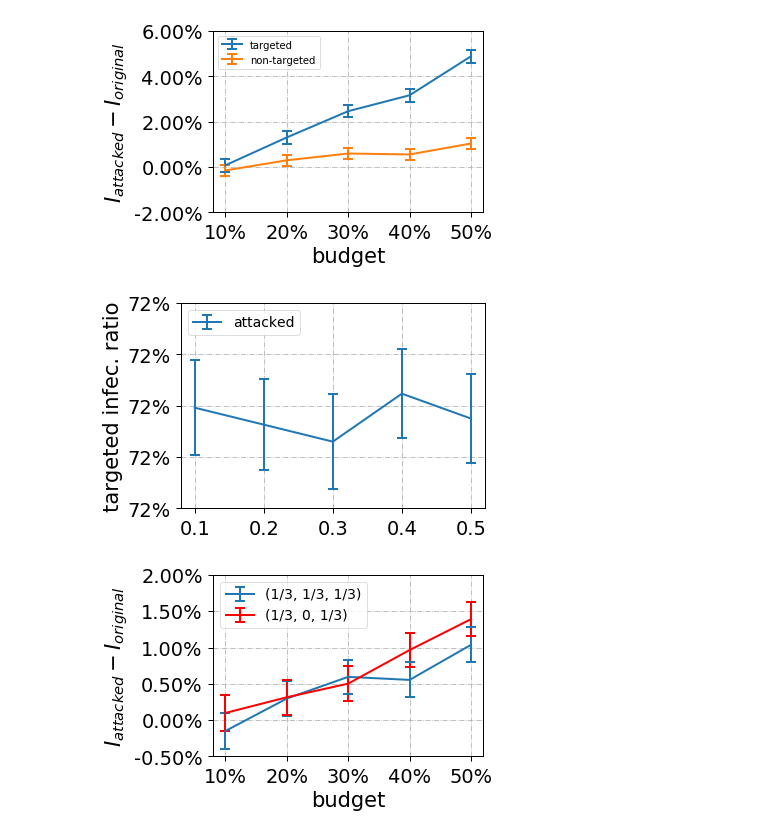
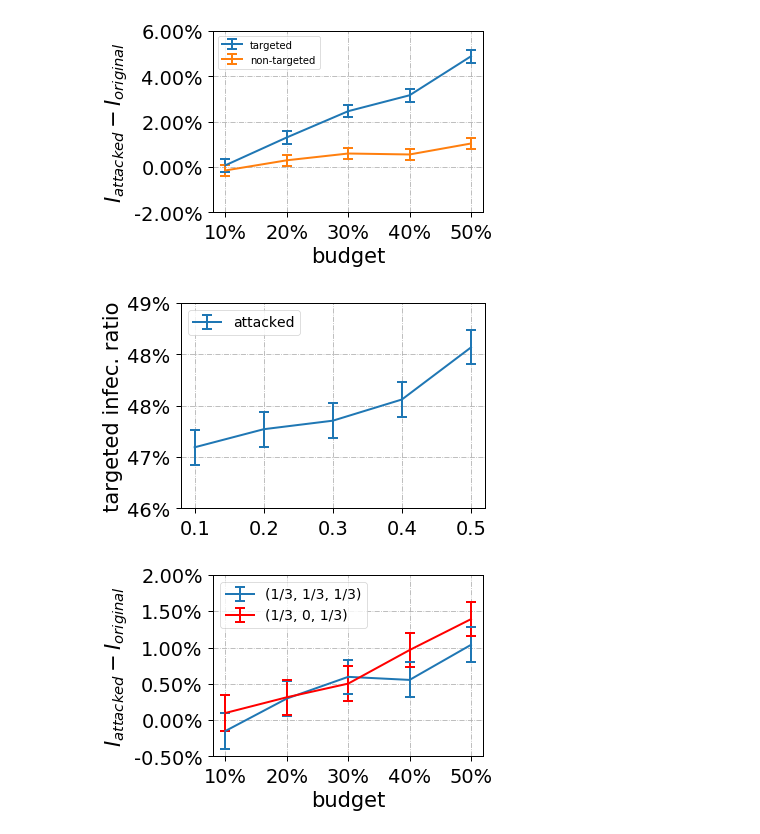
Before and after one commit to marsplus/attack-graph-code, a Jupyter notebook: src/data-analysis.ipynb, the cells around one changed output. Saved outputs shown, nothing was run; the diff lists cells and outputs as text; code cells hidden in the pictures.

```diff
--- a/src/data-analysis.ipynb
+++ b/src/data-analysis.ipynb
@@ -166,7 +166,7 @@ GAMMA = 0.24
 TAU = 0.06
 
 
-with open('../result/utility_max/{}/{}-SIS/Gamma-{:.2}---Tau-{:.2}/{}_numExp_{}_SIS_equalAlpha.p'.format(\
+with open('../result/unweighted/{}/{}-SIS/Gamma-{:.2}---Tau-{:.2}/{}_numExp_{}_SIS_equalAlpha.p'.format(\
                                                 mode, graph_type, GAMMA, TAU, graph_type, numExp), 'rb') as fid:
     data = pickle.load(fid)
 data = data[~(data['ratio targets'].isin([0]) & data['ratio bystanders'].isin([0]))]
@@ -218,28 +218,28 @@ plt.tight_layout()
 # %%
 x = [0.1, 0.2, 0.3, 0.4, 0.5]
 Key = 'ratio bystanders'
-with open('../result/utility_max/min_lambda1_SP/{}-SIS/Gamma-0.24---Tau-0.06/{}_numExp_{}_SIS_alpha1=1.p'.format(graph_type, graph_type, numExp), 'rb') as fid:
+with open('../result/unweighted/min_eigcent_SP/{}-SIS/Gamma-0.24---Tau-0.06/{}_numExp_{}_SIS_alpha1=1.p'.format(graph_type, graph_type, numExp), 'rb') as fid:
     data = pickle.load(fid)
 
 data = data[~(data['ratio targets'].isin([0]) & data['ratio bystanders'].isin([0]))]
 
 S_attacked = data.pivot_table(index=['graph', 'budget'])[Key]['attacked']
 S_original = data.pivot_table(index=['graph', 'budget'])[Key]['original']
 
 Err_attacked = data.pivot_table(index=['graph', 'budget'], aggfunc='sem')[Key]['attacked'] * 1.96
 # Err_original = data.pivot_table(index=['graph', 'budget'], aggfunc='sem')[Key]['original'] * 1.96
 
 plt.errorbar(x, S_attacked, yerr=Err_attacked, label='attacked', linewidth=2, markersize=7, capsize=5, elinewidth=2, markeredgewidth=2)
 # axs[idx].errorbar(x, S_original, yerr=Err_original, label='original', linewidth=2, markersize=7, capsize=5, elinewidth=2, markeredgewidth=2)
 ax = plt.gca()
 plt.yticks(ax.get_yticks(),  ['%.0f%%' % (i*100) for i in ax.get_yticks()])
 plt.ylabel('targeted infec. ratio')
 plt.legend(fontsize=14, loc='upper left')
 plt.grid(linestyle='-.')
 plt.tight_layout()
 # plt.savefig('../result/{}-SIS/{}_numExp_{}_SIS_seedLoc.pdf'.format(graph_type, graph_type, numExp))
 # %% [output]
-[figure, old version]
+[figure, new version]
 # %%
 ## Check if the normalized cut is really helpful in the long-run behavior
 
```
Also changed, not shown: parts of 1 cell of this notebook, 6 other files.
